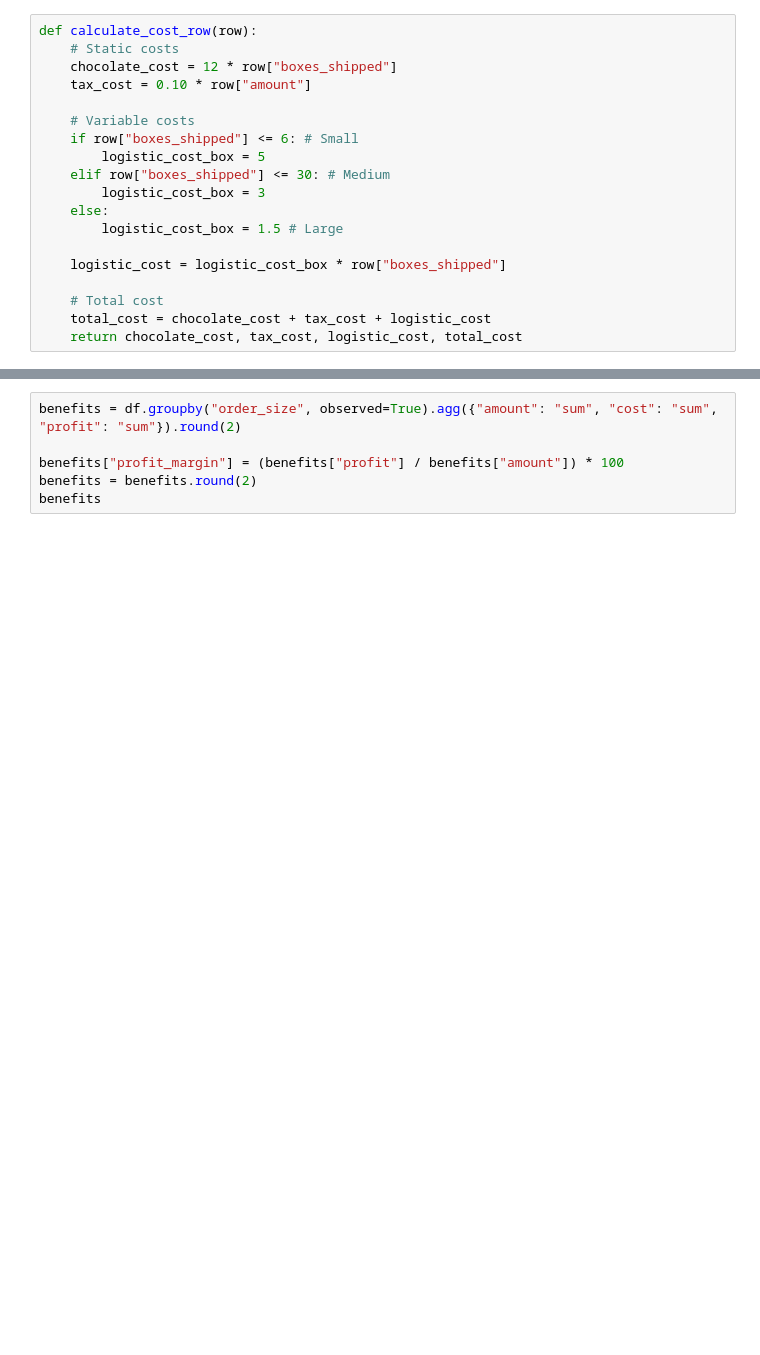
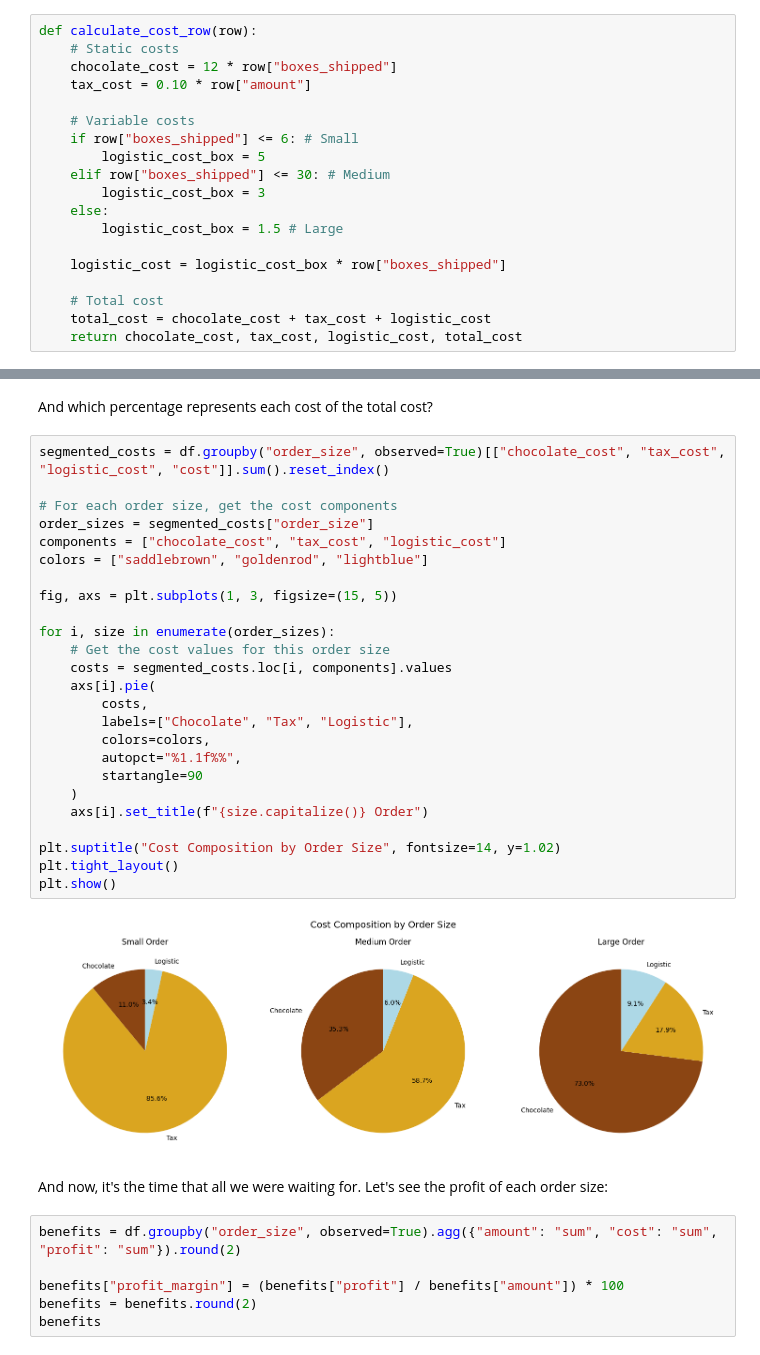
Before and after one commit to Luisbp27/chocoSales, a Jupyter notebook: report.ipynb, the cells around one changed output, grey strips where cells are left out. Cells and saved outputs as stored; diff of their text form; blank space fills up the shorter version.

```diff
--- a/report.ipynb
+++ b/report.ipynb
@@ -348,3 +359,34 @@ benefits
+# %% [markdown]
+And which percentage represents each cost of the total cost?
+# %%
+segmented_costs = df.groupby("order_size", observed=True)[["chocolate_cost", "tax_cost", "logistic_cost", "cost"]].sum().reset_index()
+
+# For each order size, get the cost components
+order_sizes = segmented_costs["order_size"]
+components = ["chocolate_cost", "tax_cost", "logistic_cost"]
+colors = ["saddlebrown", "goldenrod", "lightblue"]
+
+fig, axs = plt.subplots(1, 3, figsize=(15, 5))
+
+for i, size in enumerate(order_sizes):
+    # Get the cost values for this order size
+    costs = segmented_costs.loc[i, components].values
+    axs[i].pie(
+        costs,
+        labels=["Chocolate", "Tax", "Logistic"],
+        colors=colors,
+        autopct="%1.1f%%",
+        startangle=90
+    )
+    axs[i].set_title(f"{size.capitalize()} Order")
+
+plt.suptitle("Cost Composition by Order Size", fontsize=14, y=1.02)
+plt.tight_layout()
+plt.show()
+# %% [output]
+[figure, added]
+# %% [markdown]
+And now, it's the time that all we were waiting for. Let's see the profit of each order size:
 # %%
 benefits = df.groupby("order_size", observed=True).agg({"amount": "sum", "cost": "sum", "profit": "sum"}).round(2)
 
```
Also changed, not shown: parts of 52 cells of this notebook.
